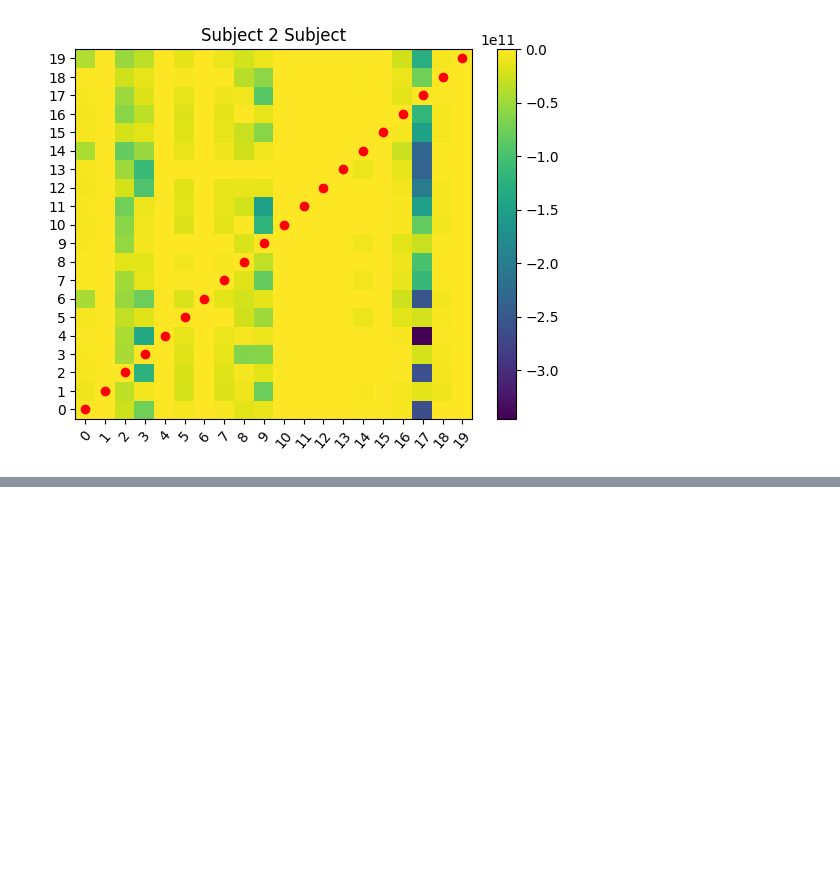
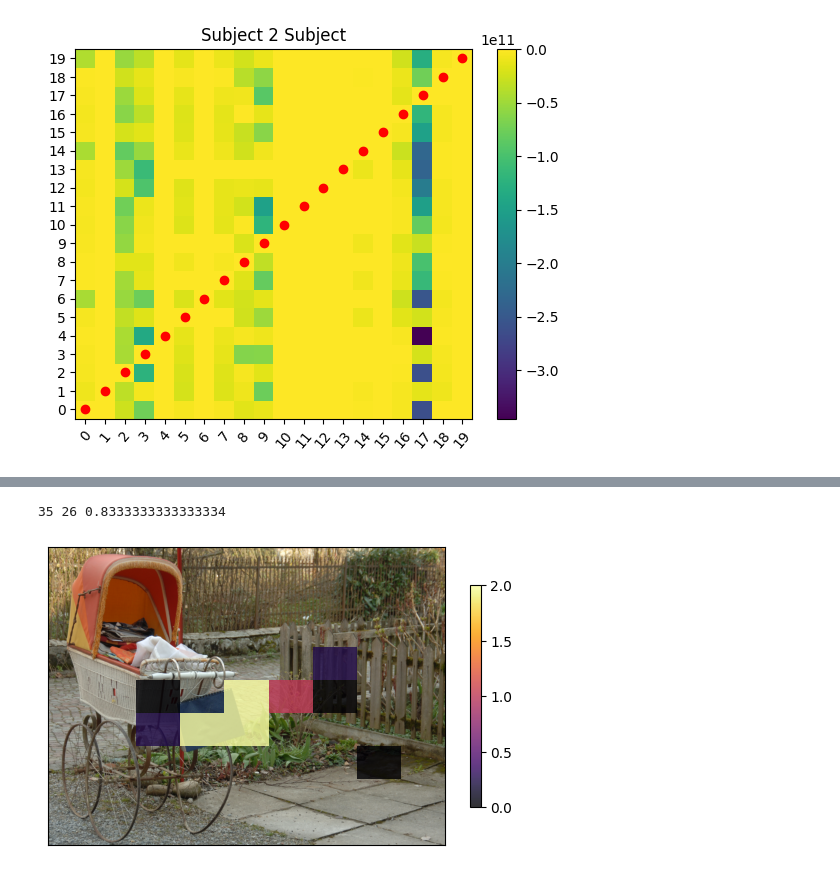
Before and after one commit to nicofilippucci/PyEyeSim, a Jupyter notebook: Notebooks/PyEyeSimHMMValidation.ipynb, the cells around one changed output, grey strips where cells are left out. Saved outputs shown, nothing was run; the diff lists cells and outputs as text; code cells hidden in the pictures; blank space fills up the shorter version.

```diff
--- a/Notebooks/PyEyeSimHMMValidation.ipynb
+++ b/Notebooks/PyEyeSimHMMValidation.ipynb
@@ -202,0 +232,6 @@ S = UrbanDat.HMMSimPipelineSubject2Subject(ncomp=[2,3,4,5,6,7,8,9,10], iter=20,
+# %%
+SimSacP,SimVals,SimValsSD = UrbanDat.ScanpathSimSubject2Subject(stim=1, nHor=9, inferS=False,normalize='mult')
+visSub2Sub(UrbanDat, SimSacP, SimVals, 1)
+# %% [output]
+35 26 0.8333333333333334
+[figure, added]
```
Also changed, not shown: parts of 7 cells of this notebook, 2 other files.
